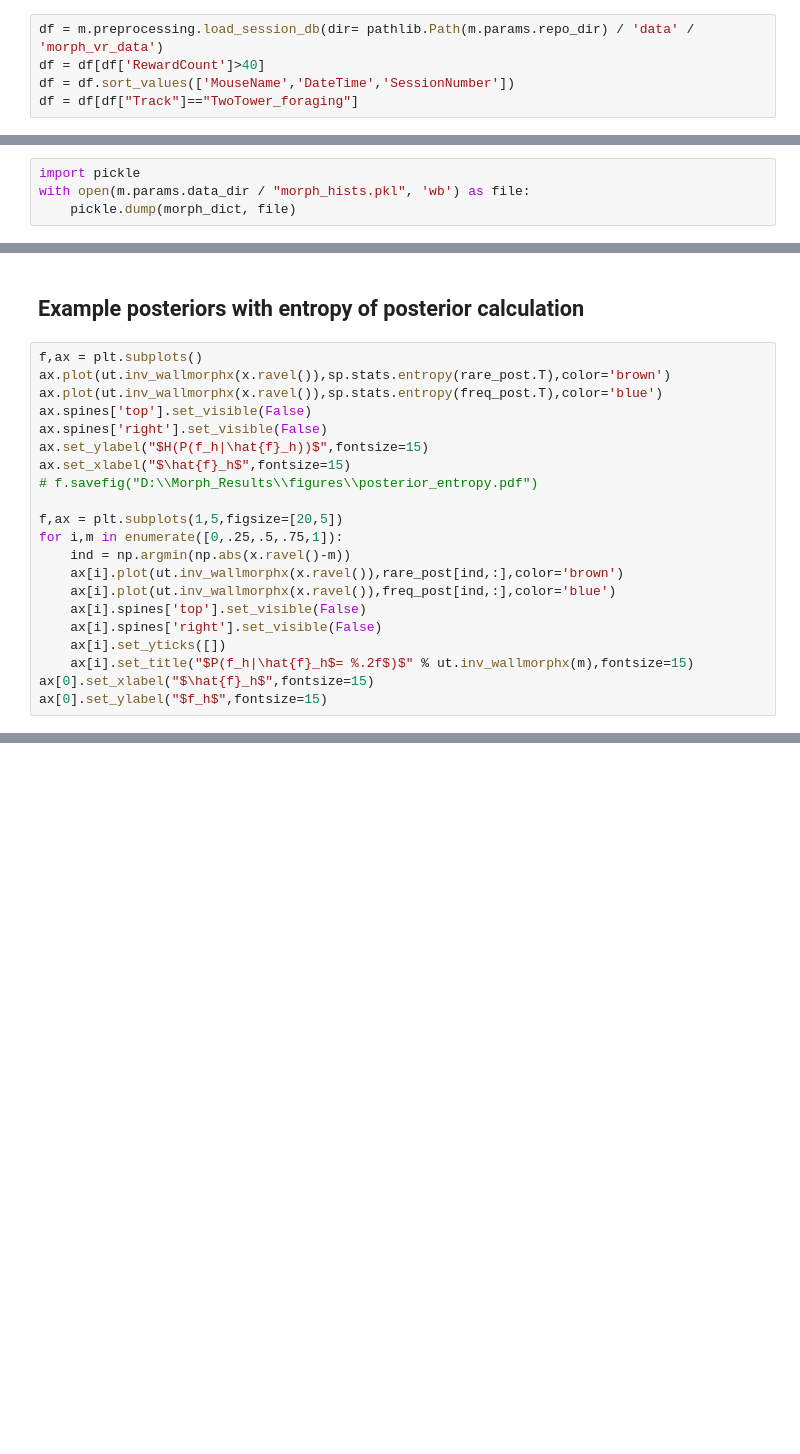
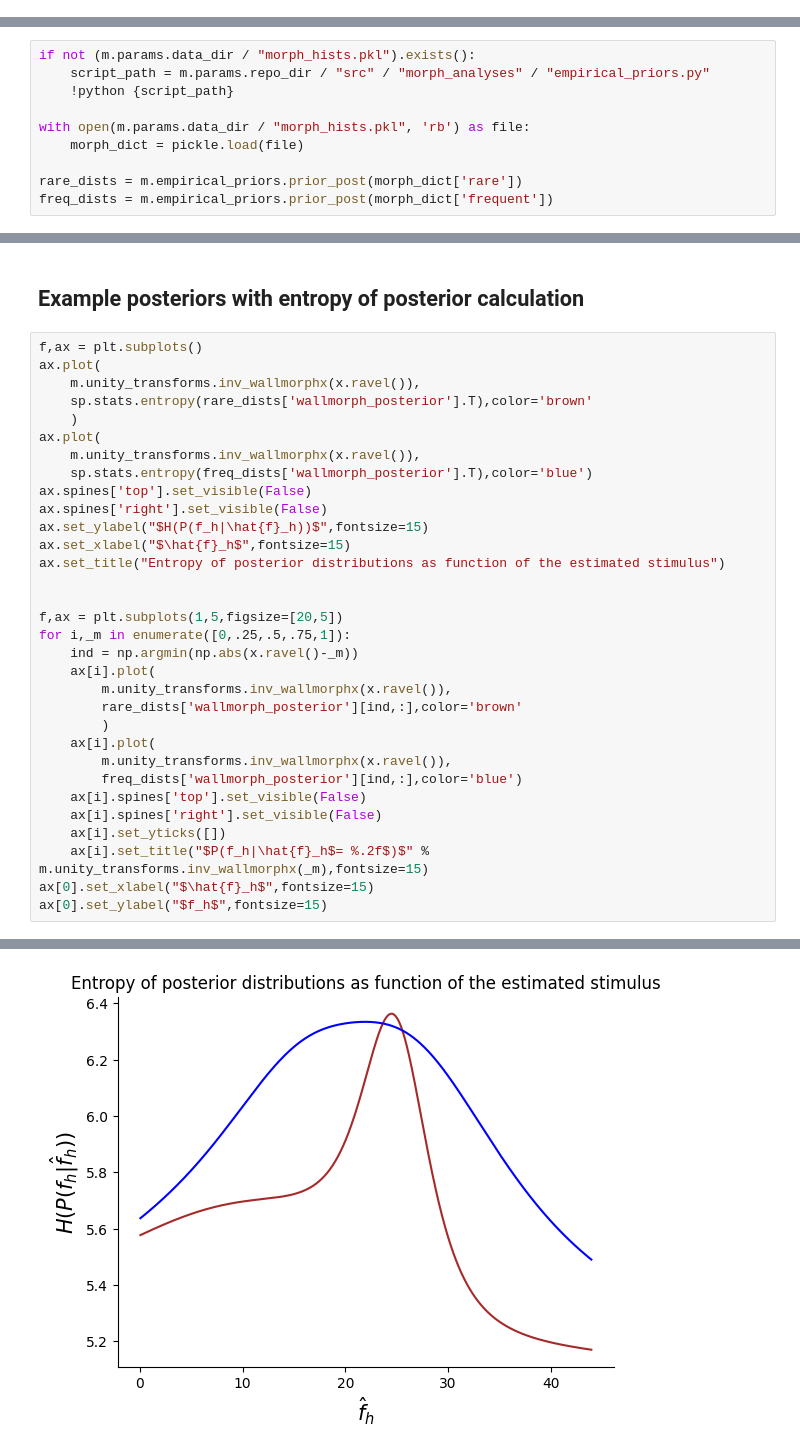
Before and after one commit to GiocomoLab/PlittGiocomo_2021, a Jupyter notebook: notebooks/main_figs/figure1_extended_data_1-4/empirical_prior_posterior.ipynb, the cells around one changed output, grey strips where cells are left out. Saved outputs shown, nothing was run; the diff lists cells and outputs as text; blank space fills up the shorter version.

```diff
--- a/notebooks/main_figs/figure1_extended_data_1-3/empirical_prior_posterior.ipynb
+++ b/notebooks/main_figs/figure1_extended_data_1-4/empirical_prior_posterior.ipynb
@@ -12,8 +12,3 @@ import morph_analyses as m
 
 %load_ext autoreload
 %autoreload 2
-# %%
-df = m.preprocessing.load_session_db(dir= pathlib.Path(m.params.repo_dir) / 'data' / 'morph_vr_data')
-df = df[df['RewardCount']>40]
-df = df.sort_values(['MouseName','DateTime','SessionNumber'])
-df = df[df["Track"]=="TwoTower_foraging"]
@@ -222,4 +14,0 @@ See the documentation for a more detailed explanation: https://pandas.pydata.org
-# %%
-import pickle
-with open(m.params.data_dir / "morph_hists.pkl", 'wb') as file:
-    pickle.dump(morph_dict, file)
@@ -274,3 +15,13 @@ freq_dists = prior_post(morph_dict['frequent'])
+# %%
+if not (m.params.data_dir / "morph_hists.pkl").exists():
+    script_path = m.params.repo_dir / "src" / "morph_analyses" / "empirical_priors.py"
+    !python {script_path}
+
+with open(m.params.data_dir / "morph_hists.pkl", 'rb') as file:
+    morph_dict = pickle.load(file)
+
+rare_dists = m.empirical_priors.prior_post(morph_dict['rare'])
+freq_dists = m.empirical_priors.prior_post(morph_dict['frequent'])
 # %% [markdown]
 ## Plot priors
 # %%
@@ -433,22 +184,34 @@ Text(0.5, 1.0, 'Rare - Frequent')
 ## Example posteriors with entropy of posterior calculation
 # %%
 f,ax = plt.subplots()
-ax.plot(ut.inv_wallmorphx(x.ravel()),sp.stats.entropy(rare_post.T),color='brown')
-ax.plot(ut.inv_wallmorphx(x.ravel()),sp.stats.entropy(freq_post.T),color='blue')
+ax.plot(
+    m.unity_transforms.inv_wallmorphx(x.ravel()),
+    sp.stats.entropy(rare_dists['wallmorph_posterior'].T),color='brown'
+    )
+ax.plot(
+    m.unity_transforms.inv_wallmorphx(x.ravel()),
+    sp.stats.entropy(freq_dists['wallmorph_posterior'].T),color='blue')
 ax.spines['top'].set_visible(False)
 ax.spines['right'].set_visible(False)
 ax.set_ylabel("$H(P(f_h|\hat{f}_h))$",fontsize=15)
 ax.set_xlabel("$\hat{f}_h$",fontsize=15)
-# f.savefig("D:\\Morph_Results\\figures\\posterior_entropy.pdf")
+ax.set_title("Entropy of posterior distributions as function of the estimated stimulus")
+
 
 f,ax = plt.subplots(1,5,figsize=[20,5])
-for i,m in enumerate([0,.25,.5,.75,1]):
-    ind = np.argmin(np.abs(x.ravel()-m))
-    ax[i].plot(ut.inv_wallmorphx(x.ravel()),rare_post[ind,:],color='brown')
-    ax[i].plot(ut.inv_wallmorphx(x.ravel()),freq_post[ind,:],color='blue')
+for i,_m in enumerate([0,.25,.5,.75,1]):
+    ind = np.argmin(np.abs(x.ravel()-_m))
+    ax[i].plot(
+        m.unity_transforms.inv_wallmorphx(x.ravel()),
+        rare_dists['wallmorph_posterior'][ind,:],color='brown'
+        )
+    ax[i].plot(
+        m.unity_transforms.inv_wallmorphx(x.ravel()),
+        freq_dists['wallmorph_posterior'][ind,:],color='blue')
     ax[i].spines['top'].set_visible(False)
     ax[i].spines['right'].set_visible(False)
     ax[i].set_yticks([])
-    ax[i].set_title("$P(f_h|\hat{f}_h$= %.2f$)$" % ut.inv_wallmorphx(m),fontsize=15)
+    ax[i].set_title("$P(f_h|\hat{f}_h$= %.2f$)$" % m.unity_transforms.inv_wallmorphx(_m),fontsize=15)
 ax[0].set_xlabel("$\hat{f}_h$",fontsize=15)
 ax[0].set_ylabel("$f_h$",fontsize=15)
+# %% [output]
@@ -454,0 +219 @@ ax[0].set_ylabel("$f_h$",fontsize=15)
+[figure, added]
```
Also changed, not shown: parts of 8 cells of this notebook, 6 other files.
